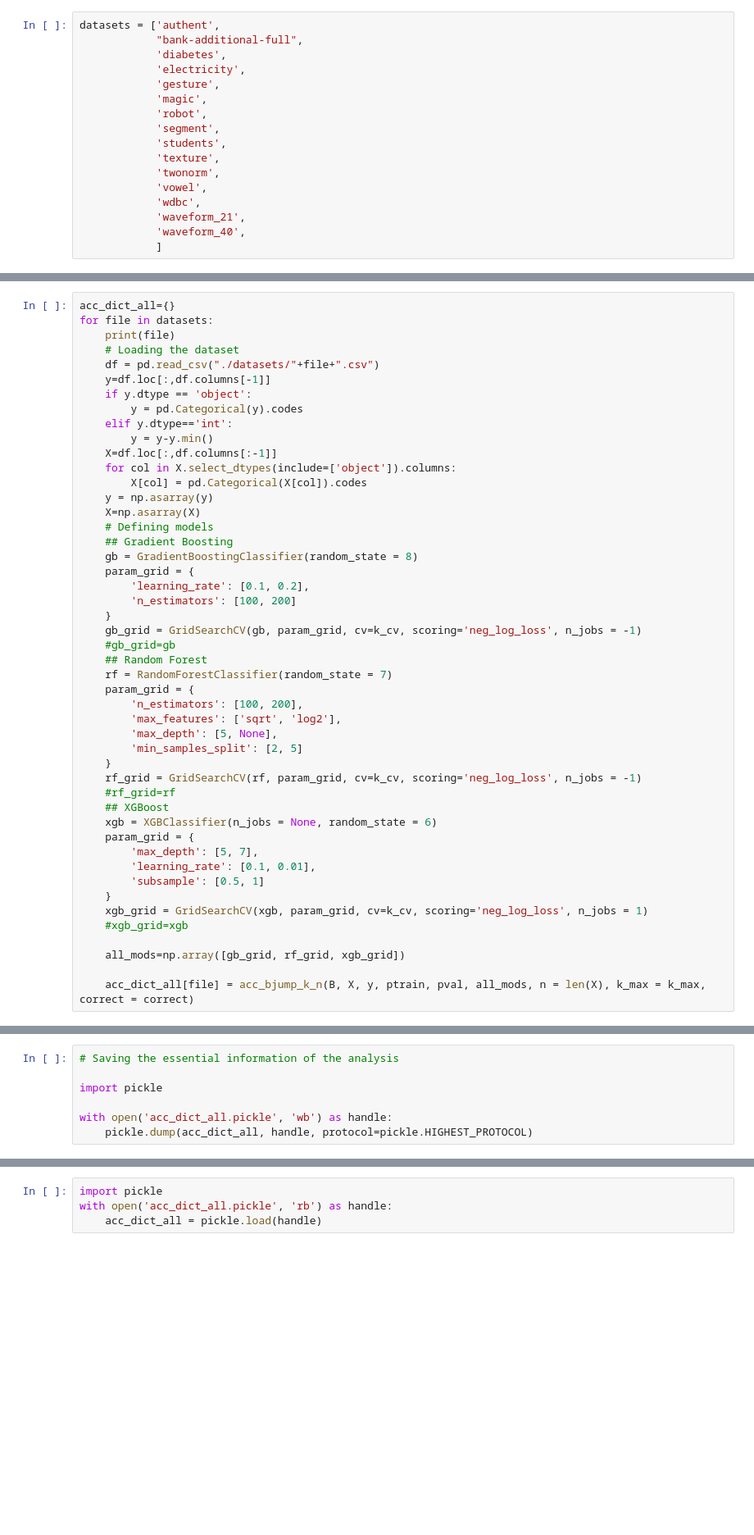
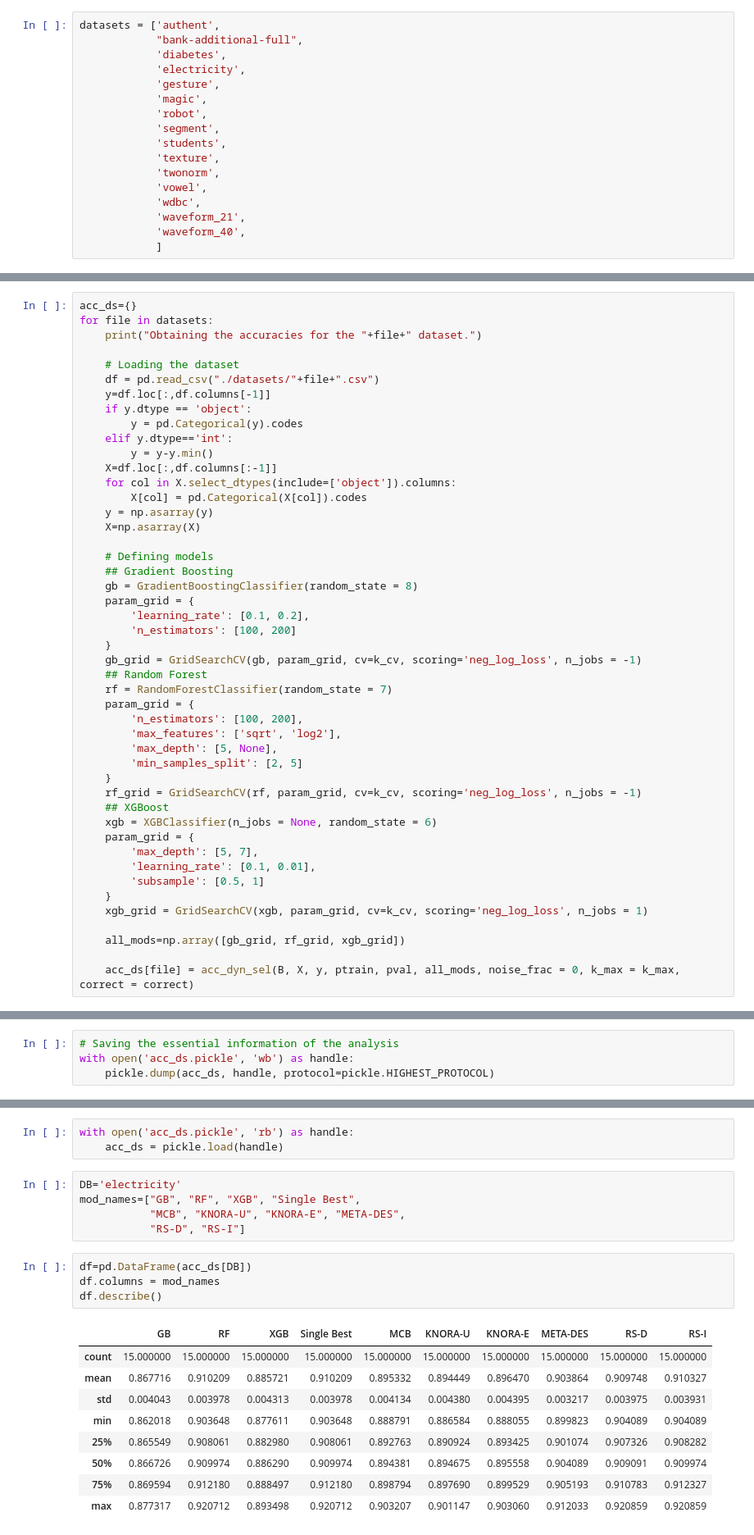
Before and after one commit to rflassance/rob4discriminative, a Jupyter notebook: dynamic_selection.ipynb, the cells around one changed output, grey strips where cells are left out. Shown at 82% size. Drawn from its saved outputs; the diff is of its cells as text; blank space fills up the shorter version.

```diff
--- a/dynamic_selection.ipynb
+++ b/dynamic_selection.ipynb
@@ -42,7 +47,8 @@ pval=.15
 # %%
-acc_dict_all={}
+acc_ds={}
 for file in datasets:
-    print(file)
+    print("Obtaining the accuracies for the "+file+" dataset.")
+
     # Loading the dataset
     df = pd.read_csv("./datasets/"+file+".csv")
     y=df.loc[:,df.columns[-1]]
@@ -55,6 +61,7 @@ for file in datasets:
         X[col] = pd.Categorical(X[col]).codes
     y = np.asarray(y)
     X=np.asarray(X)
+
     # Defining models
     ## Gradient Boosting
     gb = GradientBoostingClassifier(random_state = 8)
@@ -63,7 +70,6 @@ for file in datasets:
         'n_estimators': [100, 200]
     }
     gb_grid = GridSearchCV(gb, param_grid, cv=k_cv, scoring='neg_log_loss', n_jobs = -1)
-    #gb_grid=gb
     ## Random Forest
     rf = RandomForestClassifier(random_state = 7)
     param_grid = {
@@ -73,7 +79,6 @@ for file in datasets:
         'min_samples_split': [2, 5]
     }
     rf_grid = GridSearchCV(rf, param_grid, cv=k_cv, scoring='neg_log_loss', n_jobs = -1)
-    #rf_grid=rf
     ## XGBoost
     xgb = XGBClassifier(n_jobs = None, random_state = 6)
     param_grid = {
@@ -82,9 +87,8 @@ for file in datasets:
         'subsample': [0.5, 1]
     }
     xgb_grid = GridSearchCV(xgb, param_grid, cv=k_cv, scoring='neg_log_loss', n_jobs = 1)
-    #xgb_grid=xgb
 
     all_mods=np.array([gb_grid, rf_grid, xgb_grid])
 
-    acc_dict_all[file] = acc_bjump_k_n(B, X, y, ptrain, pval, all_mods, n = len(X), k_max = k_max, correct = correct)
+    acc_ds[file] = acc_dyn_sel(B, X, y, ptrain, pval, all_mods, noise_frac = 0, k_max = k_max, correct = correct)
 # %% [output]
@@ -98,7 +110,4 @@ dict_keys(['authent', 'bank-additional-full', 'diabetes', 'electricity', 'gestur
 # %%
 # Saving the essential information of the analysis
-
-import pickle
-
-with open('acc_dict_all.pickle', 'wb') as handle:
-    pickle.dump(acc_dict_all, handle, protocol=pickle.HIGHEST_PROTOCOL)
+with open('acc_ds.pickle', 'wb') as handle:
+    pickle.dump(acc_ds, handle, protocol=pickle.HIGHEST_PROTOCOL)
@@ -105,4 +116,22 @@ with open('acc_dict_all.pickle', 'wb') as handle:
 # %%
-import pickle
-with open('acc_dict_all.pickle', 'rb') as handle:
-    acc_dict_all = pickle.load(handle)
+with open('acc_ds.pickle', 'rb') as handle:
+    acc_ds = pickle.load(handle)
+# %%
+DB='electricity'
+mod_names=["GB", "RF", "XGB", "Single Best",
+           "MCB", "KNORA-U", "KNORA-E", "META-DES",
+           "RS-D", "RS-I"]
+# %%
+df=pd.DataFrame(acc_ds[DB])
+df.columns = mod_names
+df.describe()
+# %% [output]
+|  | GB | RF | XGB | Single Best | MCB | KNORA-U | KNORA-E | META-DES | RS-D | RS-I |
+| count | 15.000000 | 15.000000 | 15.000000 | 15.000000 | 15.000000 | 15.000000 | 15.000000 | 15.000000 | 15.000000 | 15.000000 |
+| mean | 0.867716 | 0.910209 | 0.885721 | 0.910209 | 0.895332 | 0.894449 | 0.896470 | 0.903864 | 0.909748 | 0.910327 |
+| std | 0.004043 | 0.003978 | 0.004313 | 0.003978 | 0.004134 | 0.004380 | 0.004395 | 0.003217 | 0.003975 | 0.003931 |
+| min | 0.862018 | 0.903648 | 0.877611 | 0.903648 | 0.888791 | 0.886584 | 0.888055 | 0.899823 | 0.904089 | 0.904089 |
+| 25% | 0.865549 | 0.908061 | 0.882980 | 0.908061 | 0.892763 | 0.890924 | 0.893425 | 0.901074 | 0.907326 | 0.908282 |
+| 50% | 0.866726 | 0.909974 | 0.886290 | 0.909974 | 0.894381 | 0.894675 | 0.895558 | 0.904089 | 0.909091 | 0.909974 |
+| 75% | 0.869594 | 0.912180 | 0.888497 | 0.912180 | 0.898794 | 0.897690 | 0.899529 | 0.905193 | 0.910783 | 0.912327 |
+| max | 0.877317 | 0.920712 | 0.893498 | 0.920712 | 0.903207 | 0.901147 | 0.903060 | 0.912033 | 0.920859 | 0.920859 |
```
Also changed, not shown: parts of 16 cells of this notebook, 10 other files.
